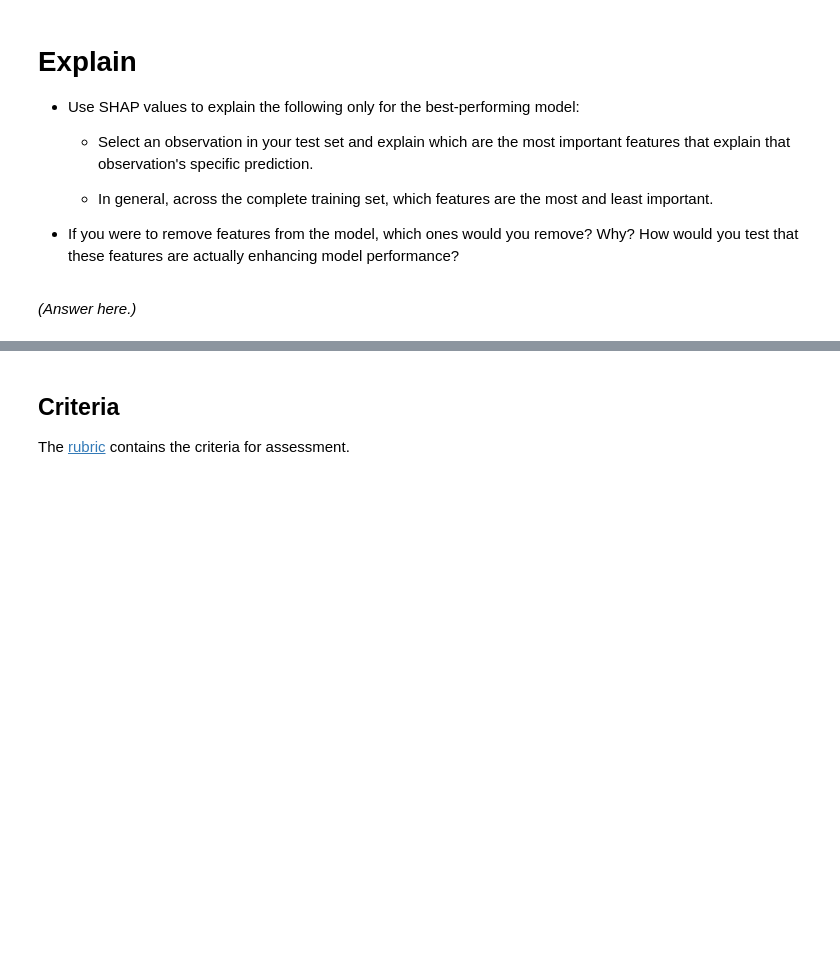
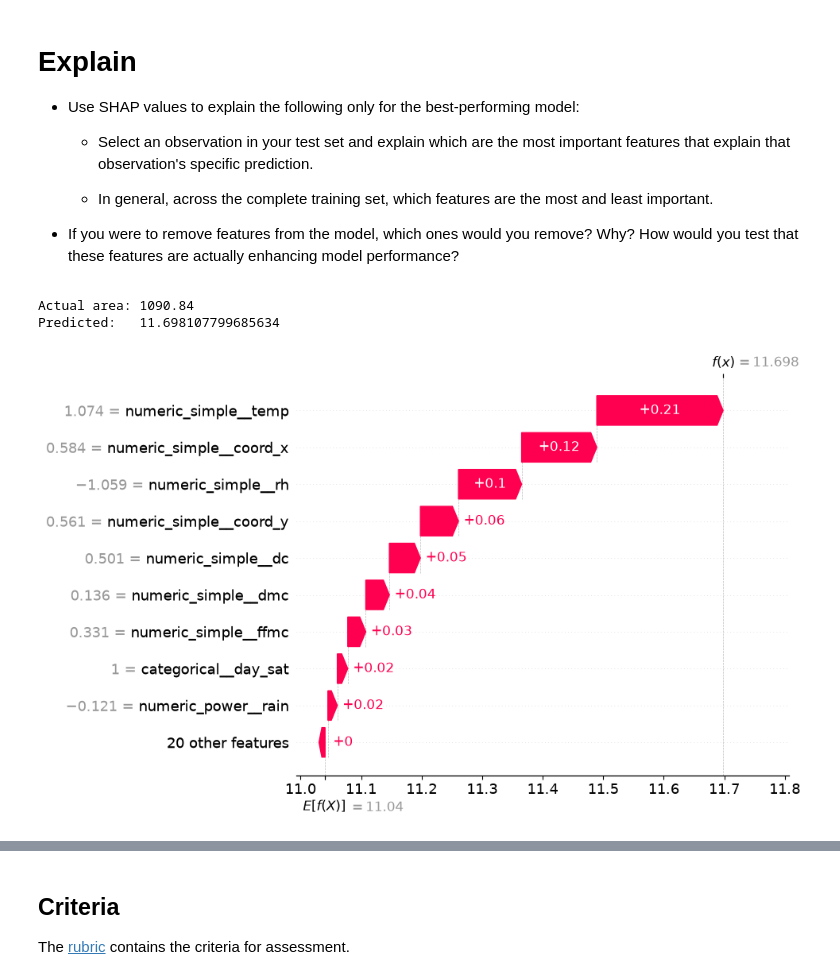
Before and after one commit to cryptoHelium/production, a Jupyter notebook: 02_activities/assignments/assignment_2.ipynb, the cells around one changed output, grey strips where cells are left out. Cells and saved outputs as stored; diff of their text form; code cells hidden in the pictures; blank space fills up the shorter version.

```diff
--- a/02_activities/assignments/assignment_2.ipynb
+++ b/02_activities/assignments/assignment_2.ipynb
@@ -493,5 +493,31 @@ print(mean_absolute_error(Y_test, loaded_model.predict(X_test)))
     - In general, across the complete training set, which features are the most and least important.
 
 + If you were to remove features from the model, which ones would you remove? Why? How would you test that these features are actually enhancing model performance?
-# %% [markdown]
-*(Answer here.)*
+# %%
+import shap
+import numpy as np
+
+# Split the saved pipeline into its two parts
+pre = best_model.named_steps["preprocessing"]
+model = best_model.named_steps["regressor"]
+
+# SHAP needs the data after preprocessing, plus the column names
+X_train_t = pre.transform(X_train)
+X_test_t = pre.transform(X_test)
+feature_names = pre.get_feature_names_out()
+
+# Build the explainer and compute SHAP values for the test fires
+explainer = shap.Explainer(model, X_train_t, feature_names=feature_names)
+shap_values = explainer(X_test_t)
+
+# Find the giant fire's position in the test set
+pos = np.argmax(Y_test.values)
+print("Actual area:", Y_test.values[pos])
+print("Predicted:  ", best_model.predict(X_test.iloc[[pos]])[0])
+
+# The receipt for that one fire
+shap.plots.waterfall(shap_values[pos])
+# %% [output]
+Actual area: 1090.84
+Predicted:   11.698107799685634
+[figure, added]
```
Also changed, not shown: parts of 4 cells of this notebook.
